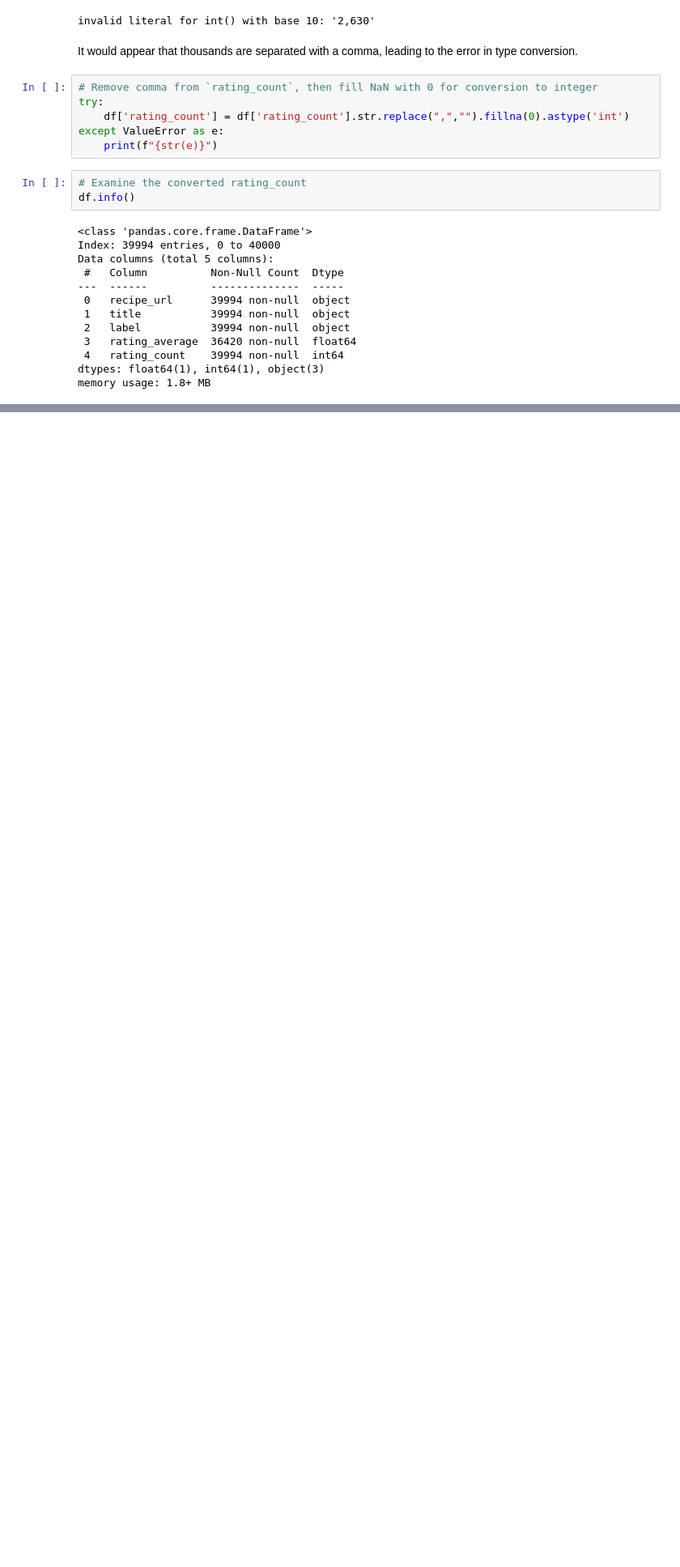
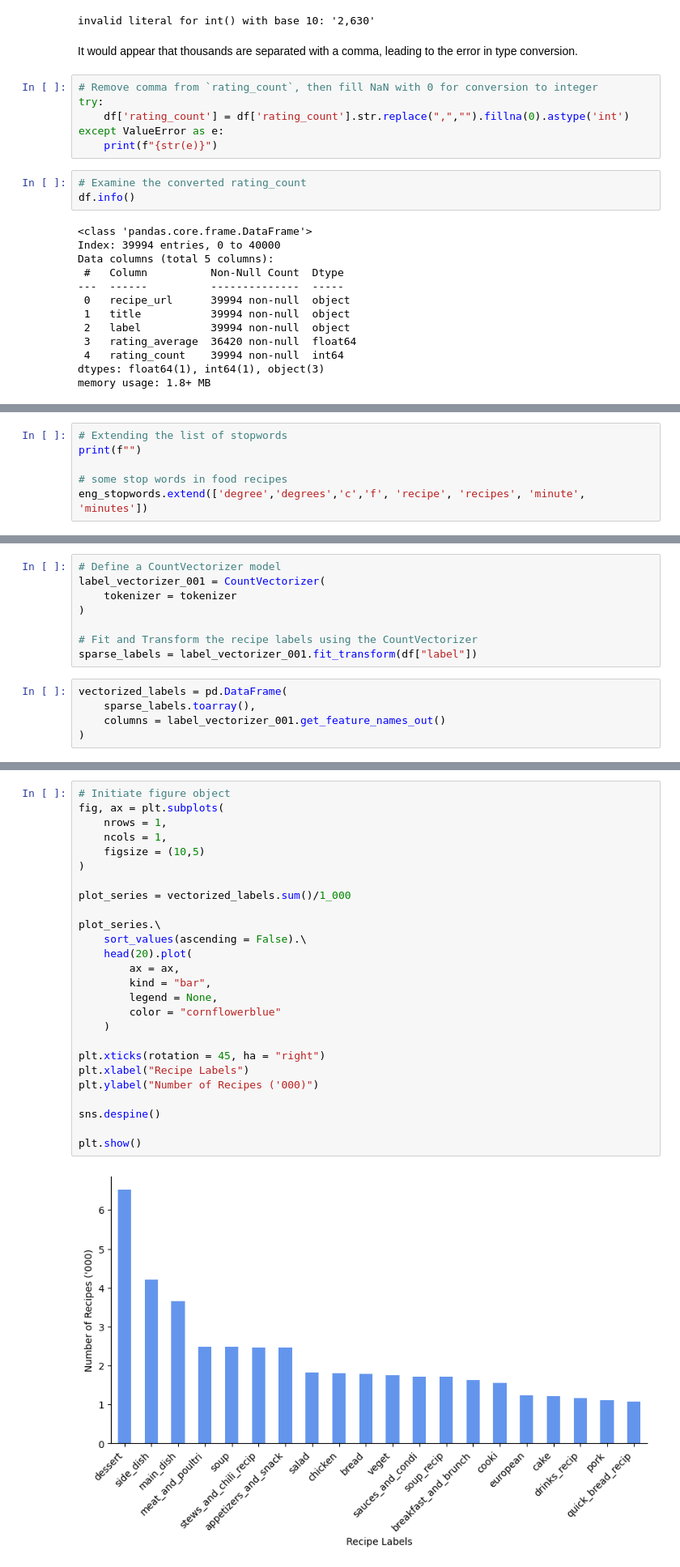
Before and after one commit to andrewyewcy/recipe_classifier, a Jupyter notebook: dev/2023-09-15-text-analysis-with-count-vectorizer.ipynb, the cells around one changed output, grey strips where cells are left out. Shown: that part at 81% size. Drawn from its saved outputs; the diff is of its cells as text; blank space fills up the shorter version.

Commit message:
Finished vectorizer

```diff
--- a/dev/2023-09-15-text-analysis-with-count-vectorizer.ipynb
+++ b/dev/2023-09-15-text-analysis-with-count-vectorizer.ipynb
@@ -226,0 +443,6 @@ import string
+# %%
+# Extending the list of stopwords
+print(f"")
+
+# some stop words in food recipes
+eng_stopwords.extend(['degree','degrees','c','f', 'recipe', 'recipes', 'minute', 'minutes'])
@@ -389,0 +611,13 @@ listofstemmed_words
+# %%
+# Define a CountVectorizer model
+label_vectorizer_001 = CountVectorizer(
+    tokenizer = tokenizer
+)
+
+# Fit and Transform the recipe labels using the CountVectorizer
+sparse_labels = label_vectorizer_001.fit_transform(df["label"])
+# %%
+vectorized_labels = pd.DataFrame(
+    sparse_labels.toarray(),
+    columns = label_vectorizer_001.get_feature_names_out()
+)
@@ -389,0 +661,28 @@ listofstemmed_words
+# %%
+# Initiate figure object
+fig, ax = plt.subplots(
+    nrows = 1,
+    ncols = 1,
+    figsize = (10,5)
+)
+
+plot_series = vectorized_labels.sum()/1_000
+
+plot_series.\
+    sort_values(ascending = False).\
+    head(20).plot(
+        ax = ax,
+        kind = "bar",
+        legend = None,
+        color = "cornflowerblue"
+    )
+
+plt.xticks(rotation = 45, ha = "right")
+plt.xlabel("Recipe Labels")
+plt.ylabel("Number of Recipes ('000)")
+
+sns.despine()
+
+plt.show()
+# %% [output]
+[figure, added]
```
Also changed, not shown: parts of 93 cells of this notebook, 16 other files.
